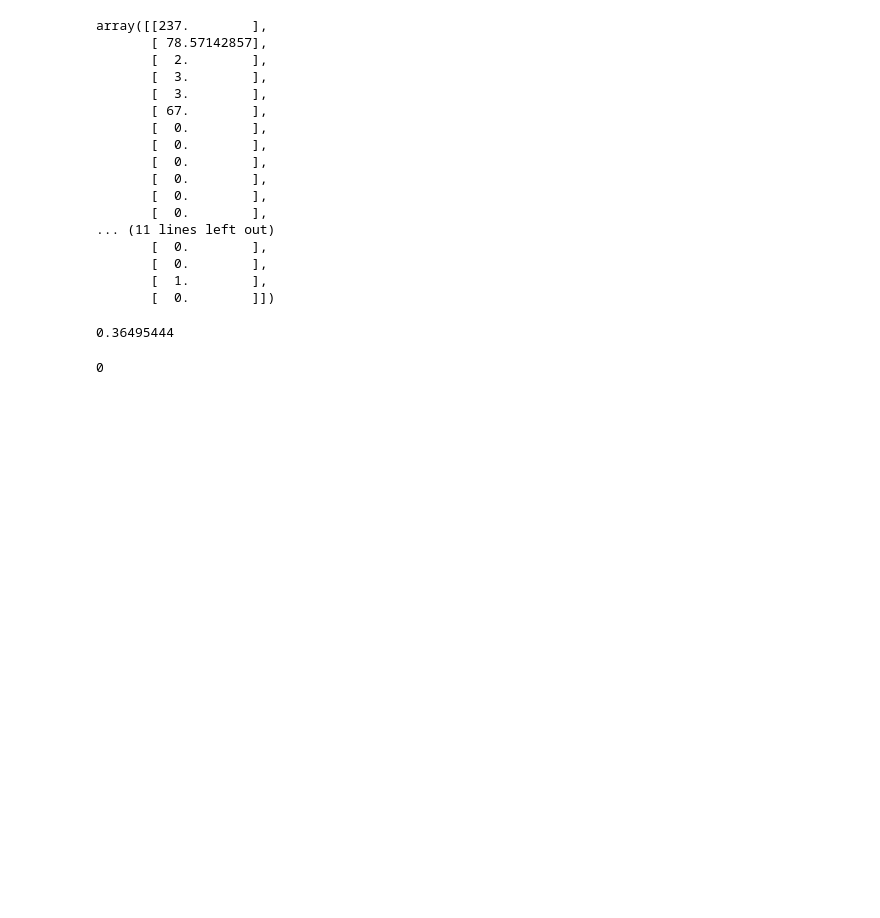
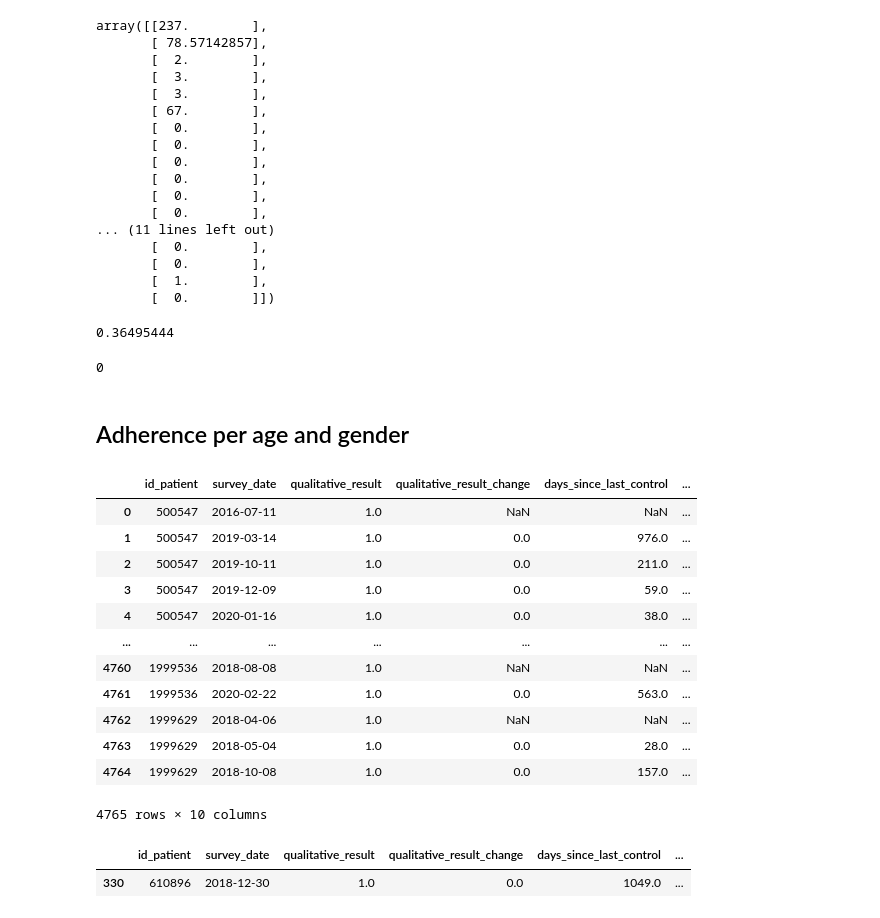
Before and after one commit to DS4A-T22/backend-aspire-omnivida, a Jupyter notebook: SQL-Sandbox.ipynb, the cells around one changed output. Drawn from its saved outputs; the diff is of its cells as text; code cells hidden in the pictures; blank space fills up the shorter version.

```diff
--- a/SQL-Sandbox.ipynb
+++ b/SQL-Sandbox.ipynb
@@ -359,3 +359,39 @@ loaded_xgboost.predict_proba(bi_fr_wb_adherence_modelable)[-1][1]
 loaded_xgboost.predict(bi_fr_wb_adherence_modelable)[-1]
 # %% [output]
 0
+# %% [markdown]
+## Adherence per age and gender
+# %%
+st=StData()
+#BASIC_INFO=  pd.read_sql_query("SELECT * from patients", conn)
+basic_info_df = pd.read_sql_query('SELECT id_patient, gender, birthdate from patients', conn)
+basic_info_df['birthdate'] = pd.to_datetime(basic_info_df['birthdate'])
+# %%
+#basic_inf= st.get_basic_info_dataset(BASIC_INFO)
+#datab=basic_inf.loc[:,['birthdate', 'education','socioeconomic_level']]
+
+ADHERENCE = pd.read_sql_query('SELECT * from adherence', conn)
+#ADHERENCE = pd.read_sql_query('SELECT * from adherence ', conn)
+adherence_df= st.get_adherence_dataset(ADHERENCE)
+#datah=adh.loc[:, ['days_since_last_control', 'ongoing_adherence_percentage']]
+# %%
+select_fields = ['id_patient', 'survey_date', 'qualitative_result', 'qualitative_result_change', 'days_since_last_control', 'ongoing_adherence_percentage', 'num_reports']
+adherence_change_analysis = adherence_df[select_fields]
+
+bi_adherence = adherence_change_analysis.merge(basic_info_df, how='left', on='id_patient')
+bi_adherence['age_at_survey_date'] = (np.ceil((bi_adherence['survey_date'] - bi_adherence['birthdate']) / np.timedelta64(1, 'Y'))).astype(int)
+bi_adherence
+# %% [output]
+|  | id_patient | survey_date | qualitative_result | qualitative_result_change | days_since_last_control | ... |
+| 0 | 500547 | 2016-07-11 | 1.0 | NaN | NaN | ... |
+| 1 | 500547 | 2019-03-14 | 1.0 | 0.0 | 976.0 | ... |
+| 2 | 500547 | 2019-10-11 | 1.0 | 0.0 | 211.0 | ... |
+| 3 | 500547 | 2019-12-09 | 1.0 | 0.0 | 59.0 | ... |
+| 4 | 500547 | 2020-01-16 | 1.0 | 0.0 | 38.0 | ... |
+| ... | ... | ... | ... | ... | ... | ... |
+| 4760 | 1999536 | 2018-08-08 | 1.0 | NaN | NaN | ... |
+| 4761 | 1999536 | 2020-02-22 | 1.0 | 0.0 | 563.0 | ... |
+| 4762 | 1999629 | 2018-04-06 | 1.0 | NaN | NaN | ... |
+| 4763 | 1999629 | 2018-05-04 | 1.0 | 0.0 | 28.0 | ... |
+| 4764 | 1999629 | 2018-10-08 | 1.0 | 0.0 | 157.0 | ... |
+4765 rows × 10 columns
@@ -361,0 +400,5 @@ loaded_xgboost.predict(bi_fr_wb_adherence_modelable)[-1]
+# %%
+bi_adherence[bi_adherence['age_group'] == 18]
+# %% [output]
+|  | id_patient | survey_date | qualitative_result | qualitative_result_change | days_since_last_control | ... |
+| 330 | 610896 | 2018-12-30 | 1.0 | 0.0 | 1049.0 | ... |
```
Also changed, not shown: parts of 8 cells of this notebook, 1 other file.
